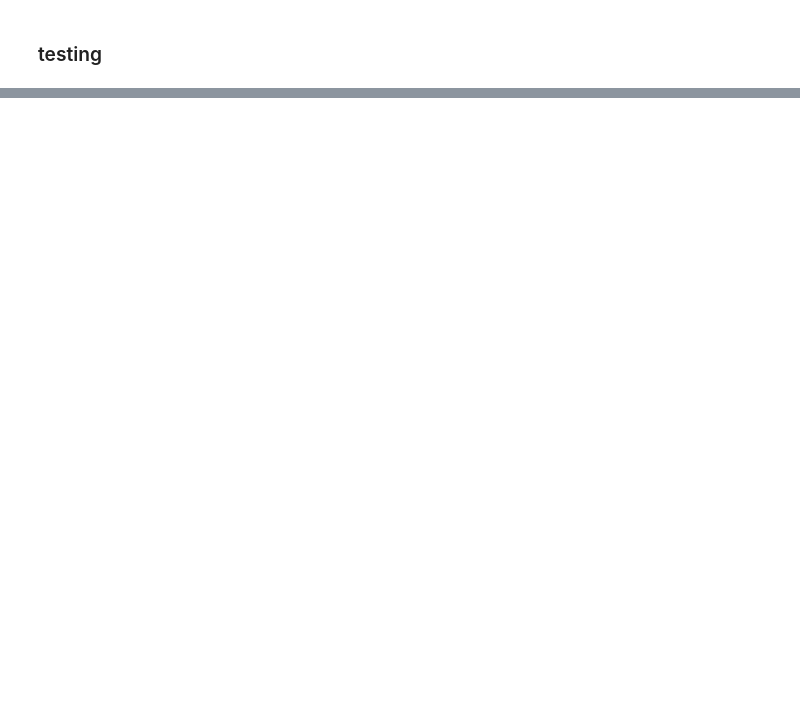
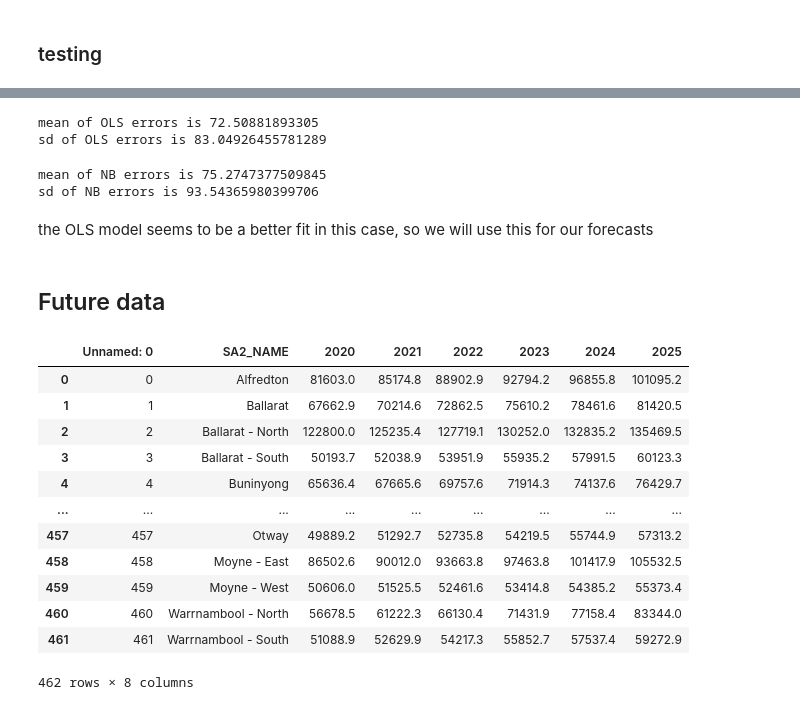
Before and after one commit to MAST30034-Applied-Data-Science/generic-real-estate-consulting-project-18, a Jupyter notebook: notebooks/Summary_notebook.ipynb, the cells around one changed output, grey strips where cells are left out. Drawn from its saved outputs; the diff is of its cells as text; code cells hidden in the pictures; blank space fills up the shorter version.

```diff
--- a/notebooks/Summary_notebook.ipynb
+++ b/notebooks/Summary_notebook.ipynb
@@ -457,0 +611,37 @@ df_reduce.to_csv('./data/curated/reduced_POI_optimal_v2.csv')
+# %%
+# examine the errors -OLS
+print('mean of OLS errors is', Results_CV['OLS error'].mean())
+print('sd of OLS errors is', Results_CV['OLS error'].std())
+# %% [output]
+mean of OLS errors is 72.50881893305
+sd of OLS errors is 83.04926455781289
+# %%
+# examine NB errors
+print('mean of NB errors is', Results_CV['NB error'].mean())
+print('sd of NB errors is', Results_CV['NB error'].std())
+# %% [output]
+mean of NB errors is 75.2747377509845
+sd of NB errors is 93.54365980399706
+# %% [markdown]
+the OLS model seems to be a better fit in this case, so we will use this for our forecasts
+# %% [markdown]
+## Future data
+# %%
+# read in future data for income
+future_income_data=pd.read_csv('data/curated/forecast_income_SA2.csv')
+# %%
+future_income_data
+# %% [output]
+|  | Unnamed: 0 | SA2_NAME | 2020 | 2021 | 2022 | 2023 | 2024 | 2025 |
+| 0 | 0 | Alfredton | 81603.0 | 85174.8 | 88902.9 | 92794.2 | 96855.8 | 101095.2 |
+| 1 | 1 | Ballarat | 67662.9 | 70214.6 | 72862.5 | 75610.2 | 78461.6 | 81420.5 |
+| 2 | 2 | Ballarat - North | 122800.0 | 125235.4 | 127719.1 | 130252.0 | 132835.2 | 135469.5 |
+| 3 | 3 | Ballarat - South | 50193.7 | 52038.9 | 53951.9 | 55935.2 | 57991.5 | 60123.3 |
+| 4 | 4 | Buninyong | 65636.4 | 67665.6 | 69757.6 | 71914.3 | 74137.6 | 76429.7 |
+| ... | ... | ... | ... | ... | ... | ... | ... | ... |
+| 457 | 457 | Otway | 49889.2 | 51292.7 | 52735.8 | 54219.5 | 55744.9 | 57313.2 |
+| 458 | 458 | Moyne - East | 86502.6 | 90012.0 | 93663.8 | 97463.8 | 101417.9 | 105532.5 |
+| 459 | 459 | Moyne - West | 50606.0 | 51525.5 | 52461.6 | 53414.8 | 54385.2 | 55373.4 |
+| 460 | 460 | Warrnambool - North | 56678.5 | 61222.3 | 66130.4 | 71431.9 | 77158.4 | 83344.0 |
+| 461 | 461 | Warrnambool - South | 51088.9 | 52629.9 | 54217.3 | 55852.7 | 57537.4 | 59272.9 |
+462 rows × 8 columns
```
Also changed, not shown: parts of 46 cells of this notebook.
